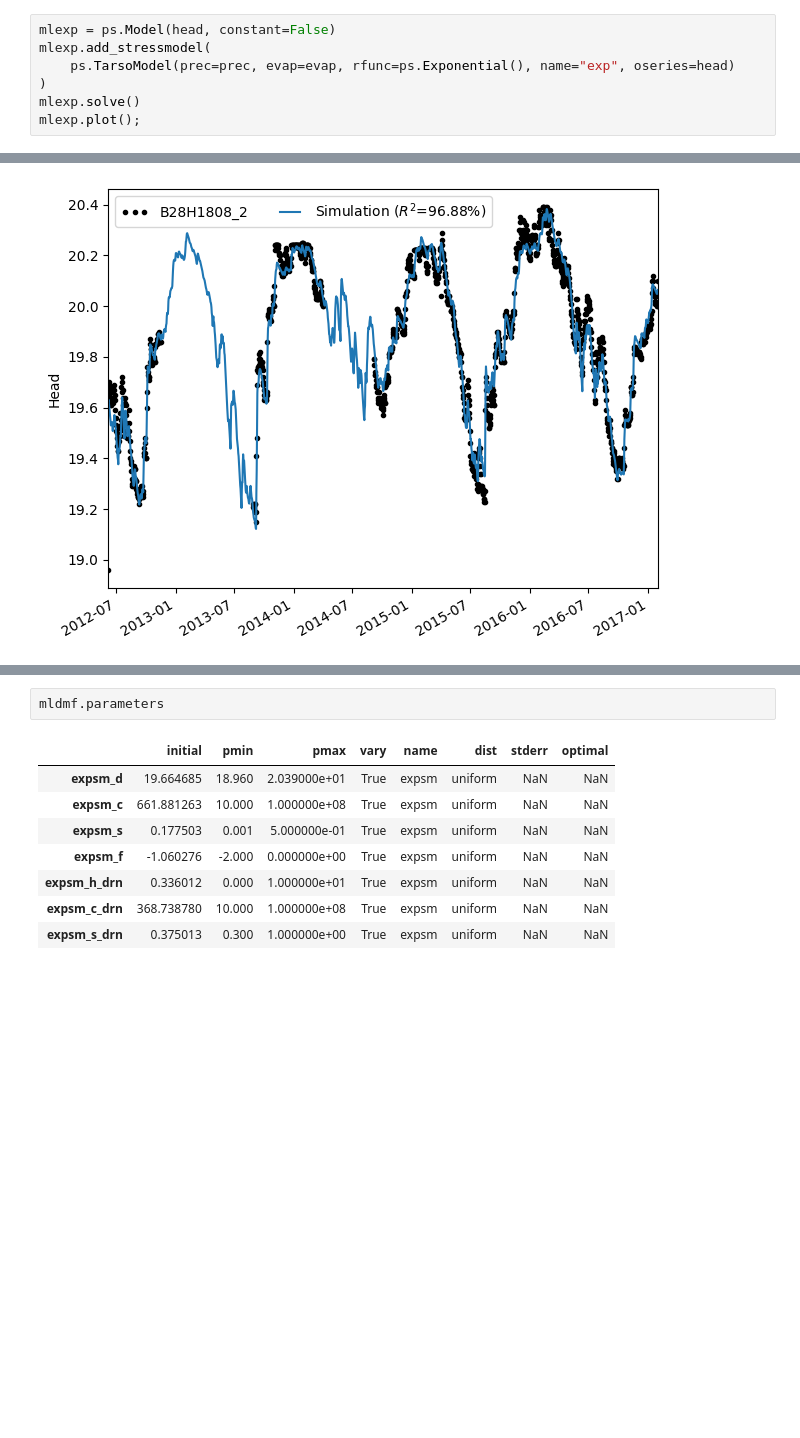
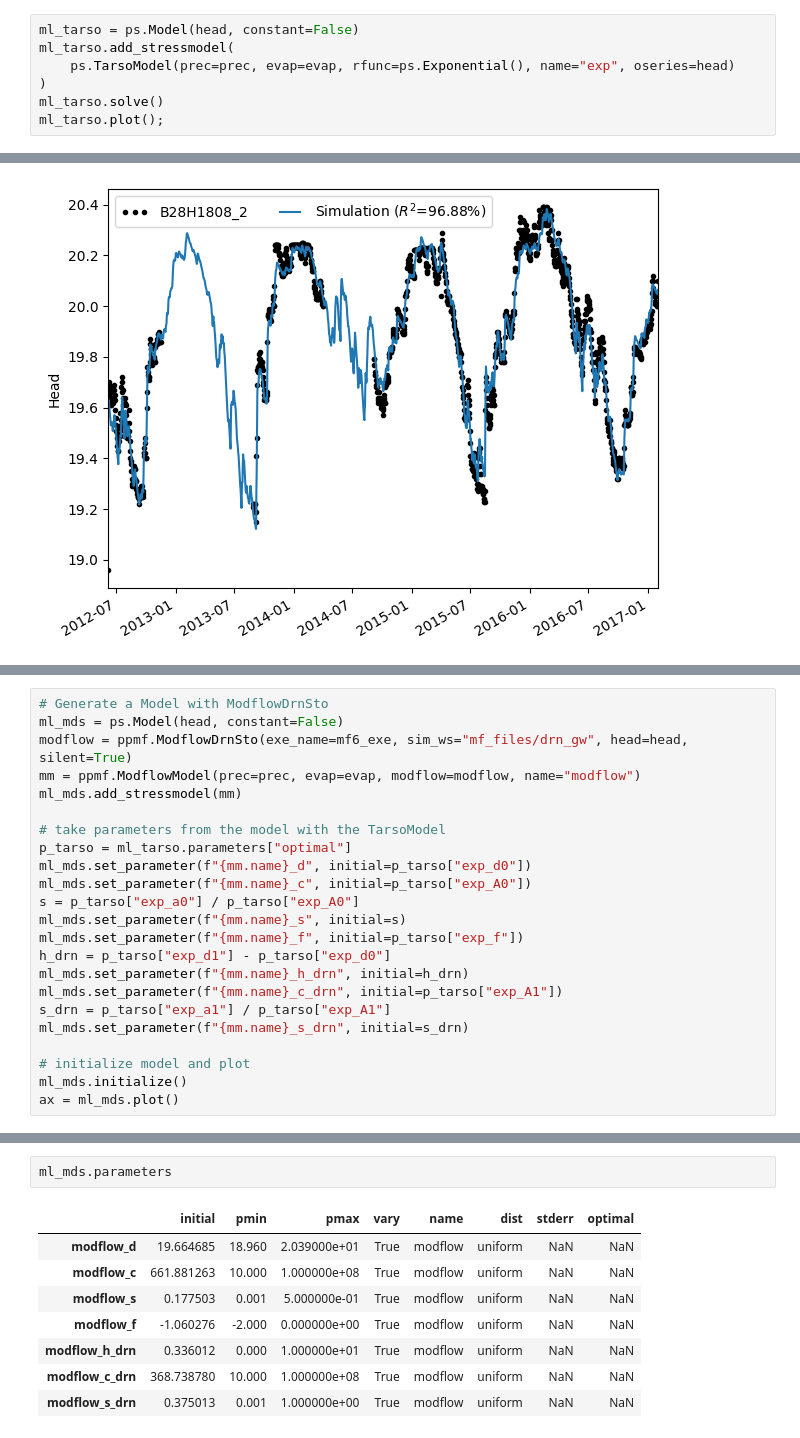
Before and after one commit to pastas/pastas-plugins, a Jupyter notebook: docs/examples/modflow_drn.ipynb, the cells around one changed output, grey strips where cells are left out. Saved outputs shown, nothing was run; the diff lists cells and outputs as text; blank space fills up the shorter version.

Commit message:
Rename ModflowTarso to ModflowDrnSto, add ModflowSto and improve notebook

```diff
--- a/docs/examples/modflow_drn.ipynb
+++ b/docs/examples/modflow_drn.ipynb
@@ -32,10 +29,10 @@ evap = df["Evaporation"]
 # %%
-mlexp = ps.Model(head, constant=False)
-mlexp.add_stressmodel(
+ml_tarso = ps.Model(head, constant=False)
+ml_tarso.add_stressmodel(
     ps.TarsoModel(prec=prec, evap=evap, rfunc=ps.Exponential(), name="exp", oseries=head)
 )
-mlexp.solve()
-mlexp.plot();
+ml_tarso.solve()
+ml_tarso.plot();
 # %% [output]
 Fit report B28H1808_2             Fit Statistics
 ================================================
@@ -85,0 +57,23 @@ Model is not optimized yet, initial parameters are used.
+# %%
+# Generate a Model with ModflowDrnSto
+ml_mds = ps.Model(head, constant=False)
+modflow = ppmf.ModflowDrnSto(exe_name=mf6_exe, sim_ws="mf_files/drn_gw", head=head, silent=True)
+mm = ppmf.ModflowModel(prec=prec, evap=evap, modflow=modflow, name="modflow")
+ml_mds.add_stressmodel(mm)
+
+# take parameters from the model with the TarsoModel
+p_tarso = ml_tarso.parameters["optimal"]
+ml_mds.set_parameter(f"{mm.name}_d", initial=p_tarso["exp_d0"])
+ml_mds.set_parameter(f"{mm.name}_c", initial=p_tarso["exp_A0"])
+s = p_tarso["exp_a0"] / p_tarso["exp_A0"]
+ml_mds.set_parameter(f"{mm.name}_s", initial=s)
+ml_mds.set_parameter(f"{mm.name}_f", initial=p_tarso["exp_f"])
+h_drn = p_tarso["exp_d1"] - p_tarso["exp_d0"]
+ml_mds.set_parameter(f"{mm.name}_h_drn", initial=h_drn)
+ml_mds.set_parameter(f"{mm.name}_c_drn", initial=p_tarso["exp_A1"])
+s_drn = p_tarso["exp_a1"] / p_tarso["exp_A1"]
+ml_mds.set_parameter(f"{mm.name}_s_drn", initial=s_drn)
+
+# initialize model and plot
+ml_mds.initialize()
+ax = ml_mds.plot()
@@ -86,11 +84,11 @@ Model is not optimized yet, initial parameters are used.
 # %%
-mldmf.parameters
+ml_mds.parameters
 # %% [output]
 |  | initial | pmin | pmax | vary | name | dist | stderr | optimal |
-| expsm_d | 19.664685 | 18.960 | 2.039000e+01 | True | expsm | uniform | NaN | NaN |
-| expsm_c | 661.881263 | 10.000 | 1.000000e+08 | True | expsm | uniform | NaN | NaN |
-| expsm_s | 0.177503 | 0.001 | 5.000000e-01 | True | expsm | uniform | NaN | NaN |
-| expsm_f | -1.060276 | -2.000 | 0.000000e+00 | True | expsm | uniform | NaN | NaN |
-| expsm_h_drn | 0.336012 | 0.000 | 1.000000e+01 | True | expsm | uniform | NaN | NaN |
-| expsm_c_drn | 368.738780 | 10.000 | 1.000000e+08 | True | expsm | uniform | NaN | NaN |
-| expsm_s_drn | 0.375013 | 0.300 | 1.000000e+00 | True | expsm | uniform | NaN | NaN |
+| modflow_d | 19.664685 | 18.960 | 2.039000e+01 | True | modflow | uniform | NaN | NaN |
+| modflow_c | 661.881263 | 10.000 | 1.000000e+08 | True | modflow | uniform | NaN | NaN |
+| modflow_s | 0.177503 | 0.001 | 5.000000e-01 | True | modflow | uniform | NaN | NaN |
+| modflow_f | -1.060276 | -2.000 | 0.000000e+00 | True | modflow | uniform | NaN | NaN |
+| modflow_h_drn | 0.336012 | 0.000 | 1.000000e+01 | True | modflow | uniform | NaN | NaN |
+| modflow_c_drn | 368.738780 | 10.000 | 1.000000e+08 | True | modflow | uniform | NaN | NaN |
+| modflow_s_drn | 0.375013 | 0.001 | 1.000000e+00 | True | modflow | uniform | NaN | NaN |
```
Also changed, not shown: parts of 13 cells of this notebook, 2 other files.
